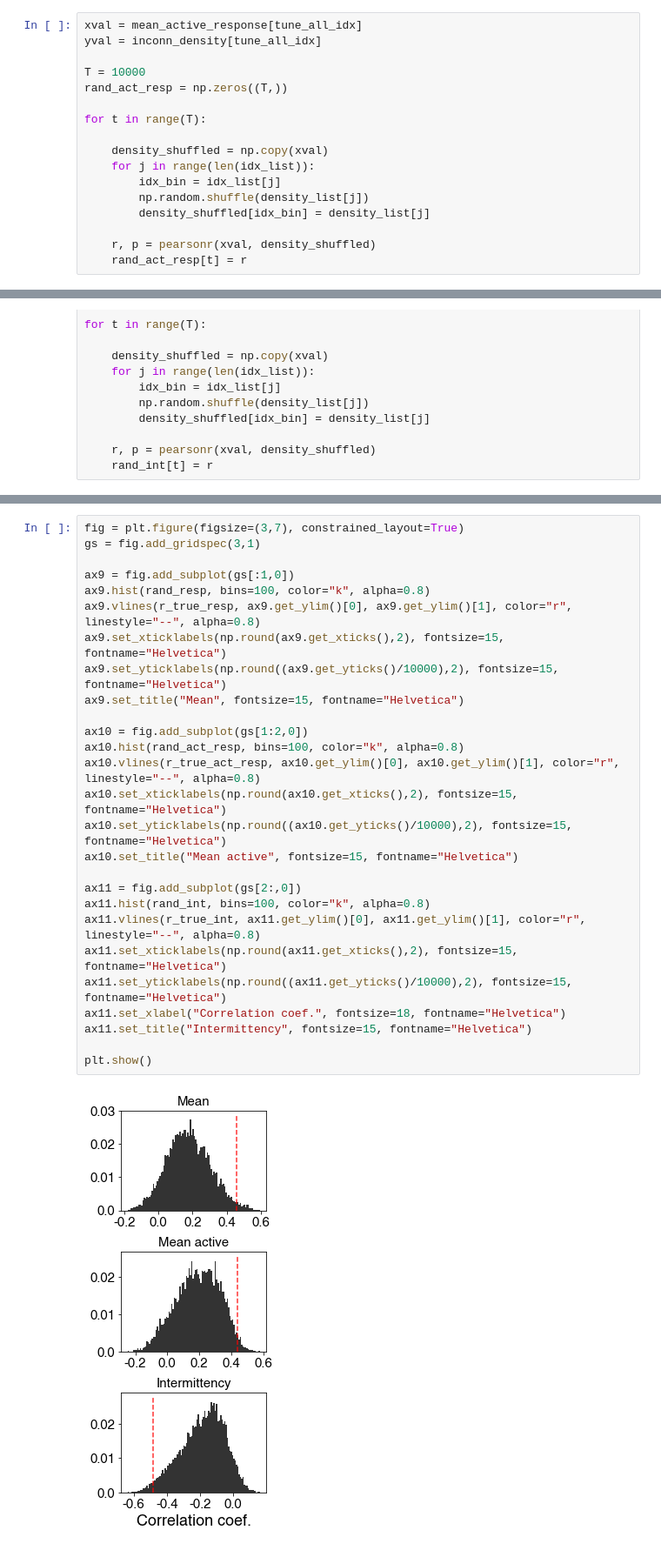
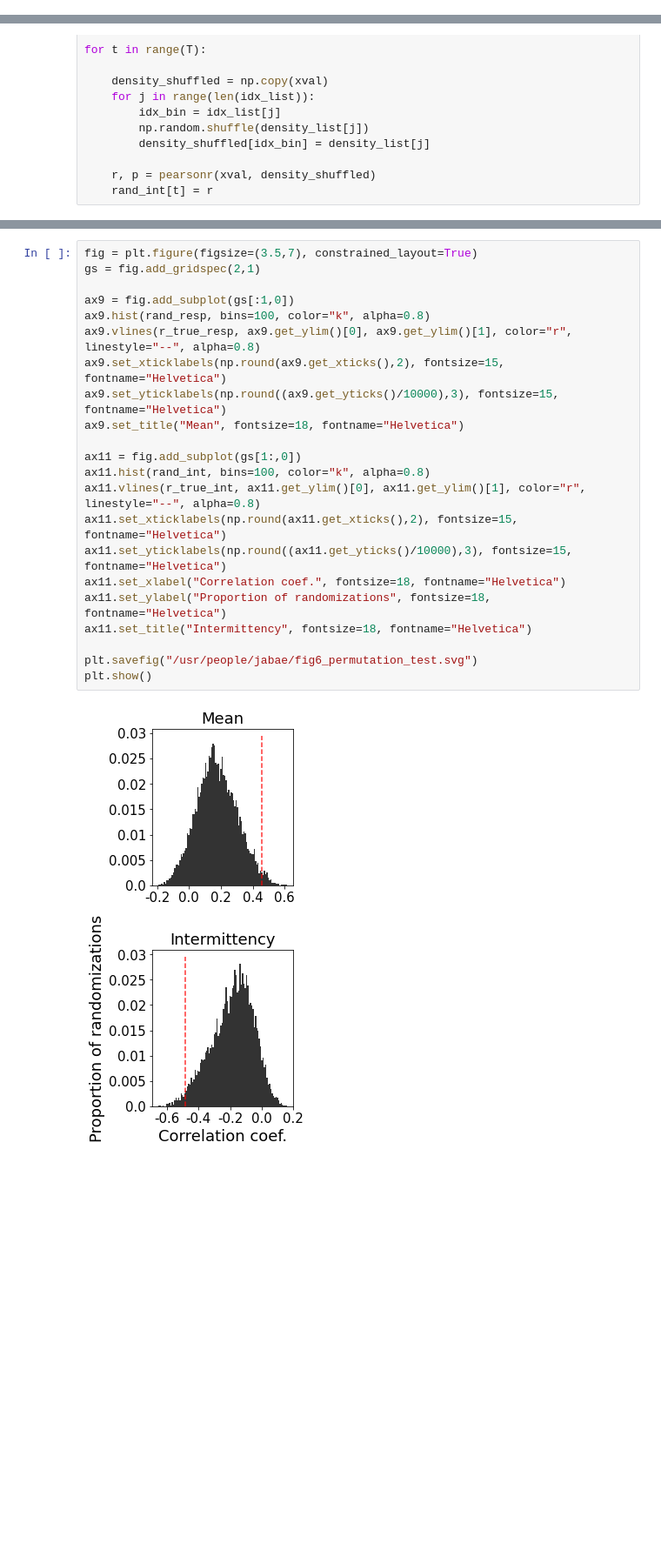
Before and after one commit to AllenInstitute/MicronsBinder, a Jupyter notebook: notebooks/multiscale/function/intermittency_analysis_Figure6.ipynb, the cells around one changed output, grey strips where cells are left out. Shown at 87% size. Drawn from its saved outputs; the diff is of its cells as text; blank space fills up the shorter version.

Commit message:
conditional analysis figure

```diff
--- a/notebooks/multiscale/function/intermittency_analysis_Figure6.ipynb
+++ b/notebooks/multiscale/function/intermittency_analysis_Figure6.ipynb
@@ -1040,17 +1070,0 @@ p = 0.019199999999999995
-# %%
-xval = mean_active_response[tune_all_idx]
-yval = inconn_density[tune_all_idx]
-
-T = 10000
-rand_act_resp = np.zeros((T,))
-
-for t in range(T):
-
-    density_shuffled = np.copy(xval)
-    for j in range(len(idx_list)):
-        idx_bin = idx_list[j]
-        np.random.shuffle(density_list[j])
-        density_shuffled[idx_bin] = density_list[j]
-
-    r, p = pearsonr(xval, density_shuffled)
-    rand_act_resp[t] = r
@@ -1119,29 +1112,24 @@ p = 0.0177
 # %%
-fig = plt.figure(figsize=(3,7), constrained_layout=True)
-gs = fig.add_gridspec(3,1)
+fig = plt.figure(figsize=(3.5,7), constrained_layout=True)
+gs = fig.add_gridspec(2,1)
 
 ax9 = fig.add_subplot(gs[:1,0])
 ax9.hist(rand_resp, bins=100, color="k", alpha=0.8)
 ax9.vlines(r_true_resp, ax9.get_ylim()[0], ax9.get_ylim()[1], color="r", linestyle="--", alpha=0.8)
 ax9.set_xticklabels(np.round(ax9.get_xticks(),2), fontsize=15, fontname="Helvetica")
-ax9.set_yticklabels(np.round((ax9.get_yticks()/10000),2), fontsize=15, fontname="Helvetica")
-ax9.set_title("Mean", fontsize=15, fontname="Helvetica")
+ax9.set_yticklabels(np.round((ax9.get_yticks()/10000),3), fontsize=15, fontname="Helvetica")
+ax9.set_title("Mean", fontsize=18, fontname="Helvetica")
 
-ax10 = fig.add_subplot(gs[1:2,0])
-ax10.hist(rand_act_resp, bins=100, color="k", alpha=0.8)
-ax10.vlines(r_true_act_resp, ax10.get_ylim()[0], ax10.get_ylim()[1], color="r", linestyle="--", alpha=0.8)
-ax10.set_xticklabels(np.round(ax10.get_xticks(),2), fontsize=15, fontname="Helvetica")
-ax10.set_yticklabels(np.round((ax10.get_yticks()/10000),2), fontsize=15, fontname="Helvetica")
-ax10.set_title("Mean active", fontsize=15, fontname="Helvetica")
-
-ax11 = fig.add_subplot(gs[2:,0])
+ax11 = fig.add_subplot(gs[1:,0])
 ax11.hist(rand_int, bins=100, color="k", alpha=0.8)
 ax11.vlines(r_true_int, ax11.get_ylim()[0], ax11.get_ylim()[1], color="r", linestyle="--", alpha=0.8)
 ax11.set_xticklabels(np.round(ax11.get_xticks(),2), fontsize=15, fontname="Helvetica")
-ax11.set_yticklabels(np.round((ax11.get_yticks()/10000),2), fontsize=15, fontname="Helvetica")
+ax11.set_yticklabels(np.round((ax11.get_yticks()/10000),3), fontsize=15, fontname="Helvetica")
 ax11.set_xlabel("Correlation coef.", fontsize=18, fontname="Helvetica")
-ax11.set_title("Intermittency", fontsize=15, fontname="Helvetica")
+ax11.set_ylabel("Proportion of randomizations", fontsize=18, fontname="Helvetica")
+ax11.set_title("Intermittency", fontsize=18, fontname="Helvetica")
 
+plt.savefig("/usr/people/jabae/fig6_permutation_test.svg")
 plt.show()
 # %% [output]
-[figure, old version]
+[figure, new version]
```
Also changed, not shown: parts of 23 cells of this notebook, 1 other file.
